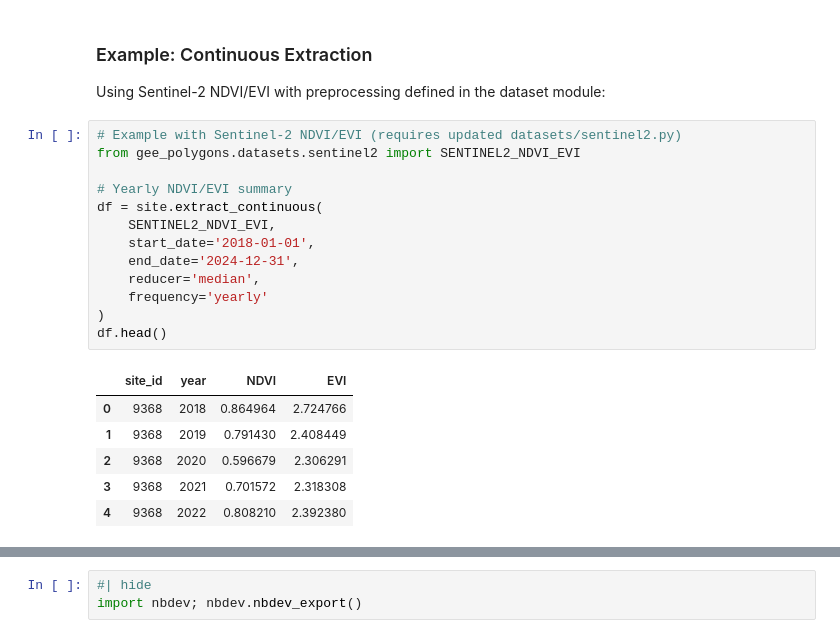
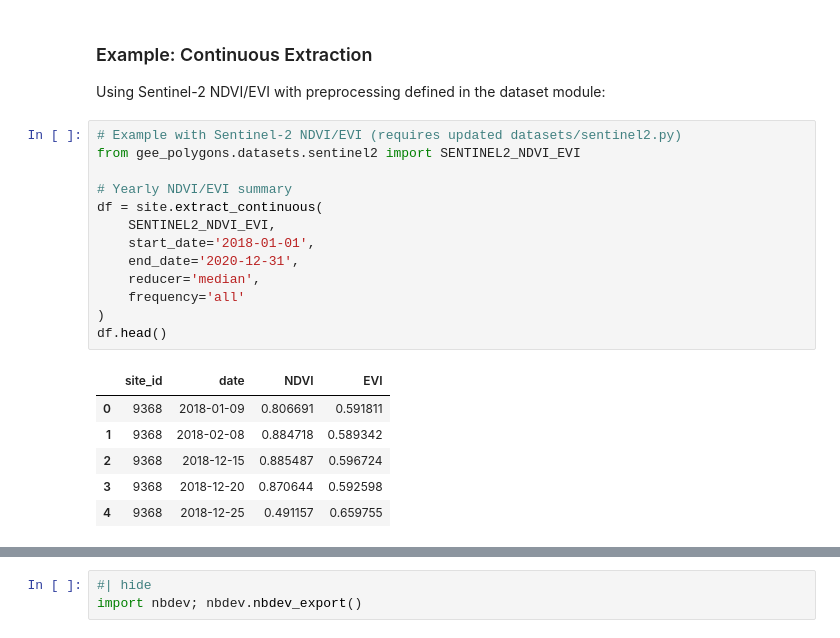
Before and after one commit to aliceheiman/gee-polygons, a Jupyter notebook: nbs/02_extract.ipynb, the cells around one changed output, grey strips where cells are left out. Saved outputs shown, nothing was run; the diff lists cells and outputs as text.

```diff
--- a/nbs/02_extract.ipynb
+++ b/nbs/02_extract.ipynb
@@ -458,20 +458,20 @@ Using Sentinel-2 NDVI/EVI with preprocessing defined in the dataset module:
 # %%
 # Example with Sentinel-2 NDVI/EVI (requires updated datasets/sentinel2.py)
 from gee_polygons.datasets.sentinel2 import SENTINEL2_NDVI_EVI
 
 # Yearly NDVI/EVI summary
 df = site.extract_continuous(
     SENTINEL2_NDVI_EVI,
     start_date='2018-01-01',
-    end_date='2024-12-31',
+    end_date='2020-12-31',
     reducer='median',
-    frequency='yearly'
+    frequency='all'
 )
 df.head()
 # %% [output]
-|  | site_id | year | NDVI | EVI |
-| 0 | 9368 | 2018 | 0.864964 | 2.724766 |
-| 1 | 9368 | 2019 | 0.791430 | 2.408449 |
-| 2 | 9368 | 2020 | 0.596679 | 2.306291 |
-| 3 | 9368 | 2021 | 0.701572 | 2.318308 |
-| 4 | 9368 | 2022 | 0.808210 | 2.392380 |
+|  | site_id | date | NDVI | EVI |
+| 0 | 9368 | 2018-01-09 | 0.806691 | 0.591811 |
+| 1 | 9368 | 2018-02-08 | 0.884718 | 0.589342 |
+| 2 | 9368 | 2018-12-15 | 0.885487 | 0.596724 |
+| 3 | 9368 | 2018-12-20 | 0.870644 | 0.592598 |
+| 4 | 9368 | 2018-12-25 | 0.491157 | 0.659755 |
```
Also changed, not shown: parts of 1 cell of this notebook, 9 other files.
